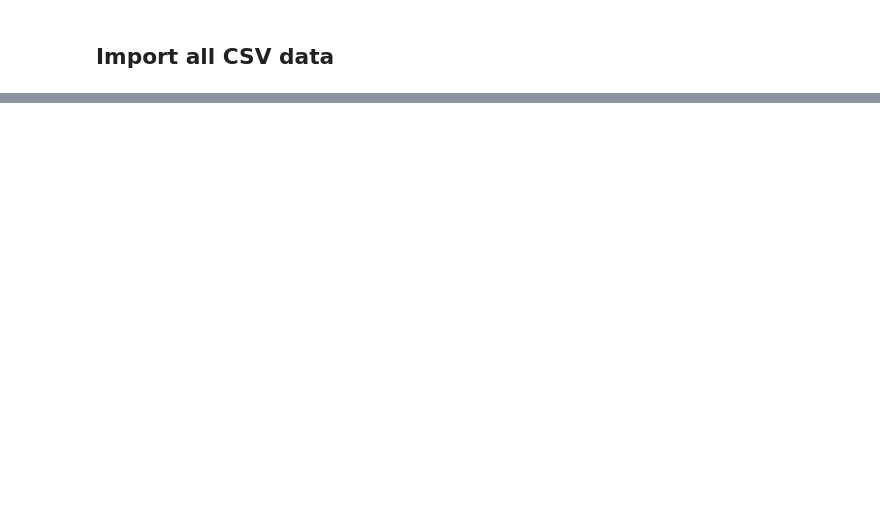
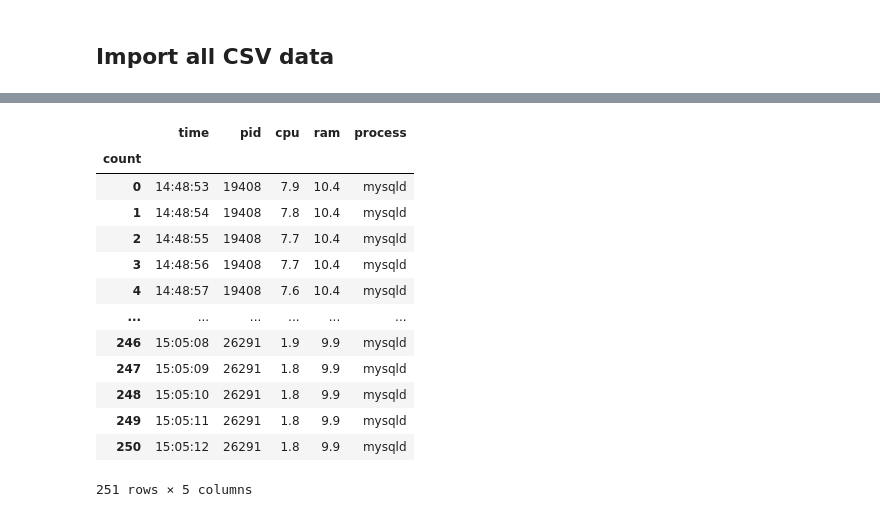
Before and after one commit to gijsebaert/bp-poc-GillesIjsebaert, a Jupyter notebook: results/bp_poc_GillesIjsebaert.ipynb, the cells around one changed output, grey strips where cells are left out. Drawn from its saved outputs; the diff is of its cells as text; code cells hidden in the pictures; blank space fills up the shorter version.

```diff
--- a/results/bp_poc_GillesIjsebaert.ipynb
+++ b/results/bp_poc_GillesIjsebaert.ipynb
@@ -43,0 +34,8 @@ instanceCreation3OpenStack = pd.read_csv('./instanceCreation3OpenStack.csv')
+# %%
+instanceCreation1Coolify = pd.read_csv('https://raw.githubusercontent.com/gijsebaert/bp-poc-GillesIjsebaert/main/results/instanceCreation1Coolify.csv', decimal='.', delimiter=',').set_index(['time'])
+
+instanceCreation2Coolify = pd.read_csv('https://raw.githubusercontent.com/gijsebaert/bp-poc-GillesIjsebaert/main/results/instanceCreation2Coolify.csv', decimal='.', delimiter=',').set_index(['time'])
+
+instanceCreation3Coolify = pd.read_csv('https://raw.githubusercontent.com/gijsebaert/bp-poc-GillesIjsebaert/main/results/instanceCreation3Coolify.csv', decimal='.', delimiter=',').set_index(['time'])
+
+instanceCreationCoolify = pd.concat(map(pd.read_csv, ['https://raw.githubusercontent.com/gijsebaert/bp-poc-GillesIjsebaert/main/results/instanceCreation1Coolify.csv', 'https://raw.githubusercontent.com/gijsebaert/bp-poc-GillesIjsebaert/main/results/instanceCreation2Coolify.csv', 'https://raw.githubusercontent.com/gijsebaert/bp-poc-GillesIjsebaert/main/results/instanceCreation3Coolify.csv']))
@@ -43,0 +90,19 @@ instanceCreation3OpenStack = pd.read_csv('./instanceCreation3OpenStack.csv')
+# %%
+instanceCreationCoolify['count'] = np.arange(instanceCreationCoolify.shape[0])
+instanceCreationCoolify.head()
+instanceCreationCoolify.set_index(['count'])
+# %% [output]
+|  | time | pid | cpu | ram | process |
+| count |  |  |  |  |  |
+| 0 | 14:48:53 | 19408 | 7.9 | 10.4 | mysqld |
+| 1 | 14:48:54 | 19408 | 7.8 | 10.4 | mysqld |
+| 2 | 14:48:55 | 19408 | 7.7 | 10.4 | mysqld |
+| 3 | 14:48:56 | 19408 | 7.7 | 10.4 | mysqld |
+| 4 | 14:48:57 | 19408 | 7.6 | 10.4 | mysqld |
+| ... | ... | ... | ... | ... | ... |
+| 246 | 15:05:08 | 26291 | 1.9 | 9.9 | mysqld |
+| 247 | 15:05:09 | 26291 | 1.8 | 9.9 | mysqld |
+| 248 | 15:05:10 | 26291 | 1.8 | 9.9 | mysqld |
+| 249 | 15:05:11 | 26291 | 1.8 | 9.9 | mysqld |
+| 250 | 15:05:12 | 26291 | 1.8 | 9.9 | mysqld |
+251 rows × 5 columns
```
Also changed, not shown: parts of 15 cells of this notebook.
